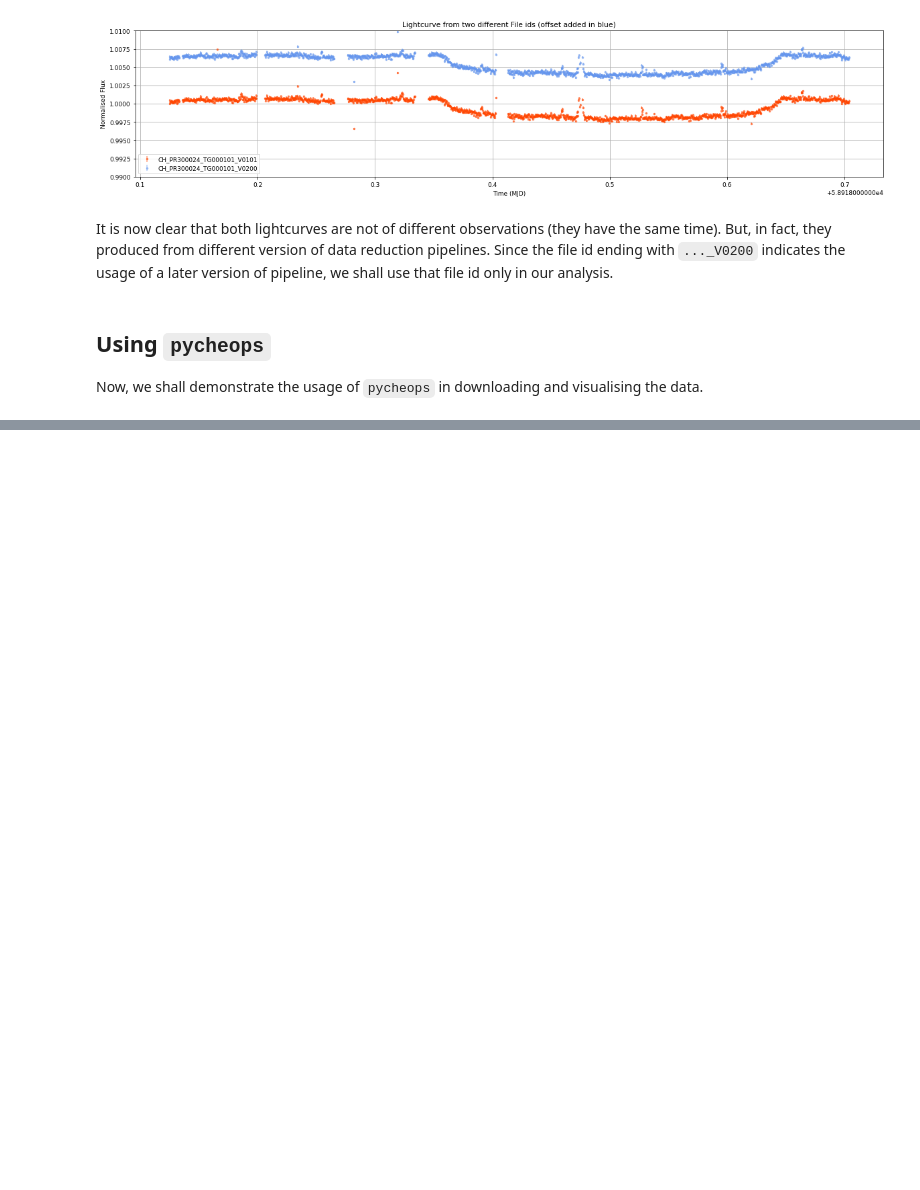
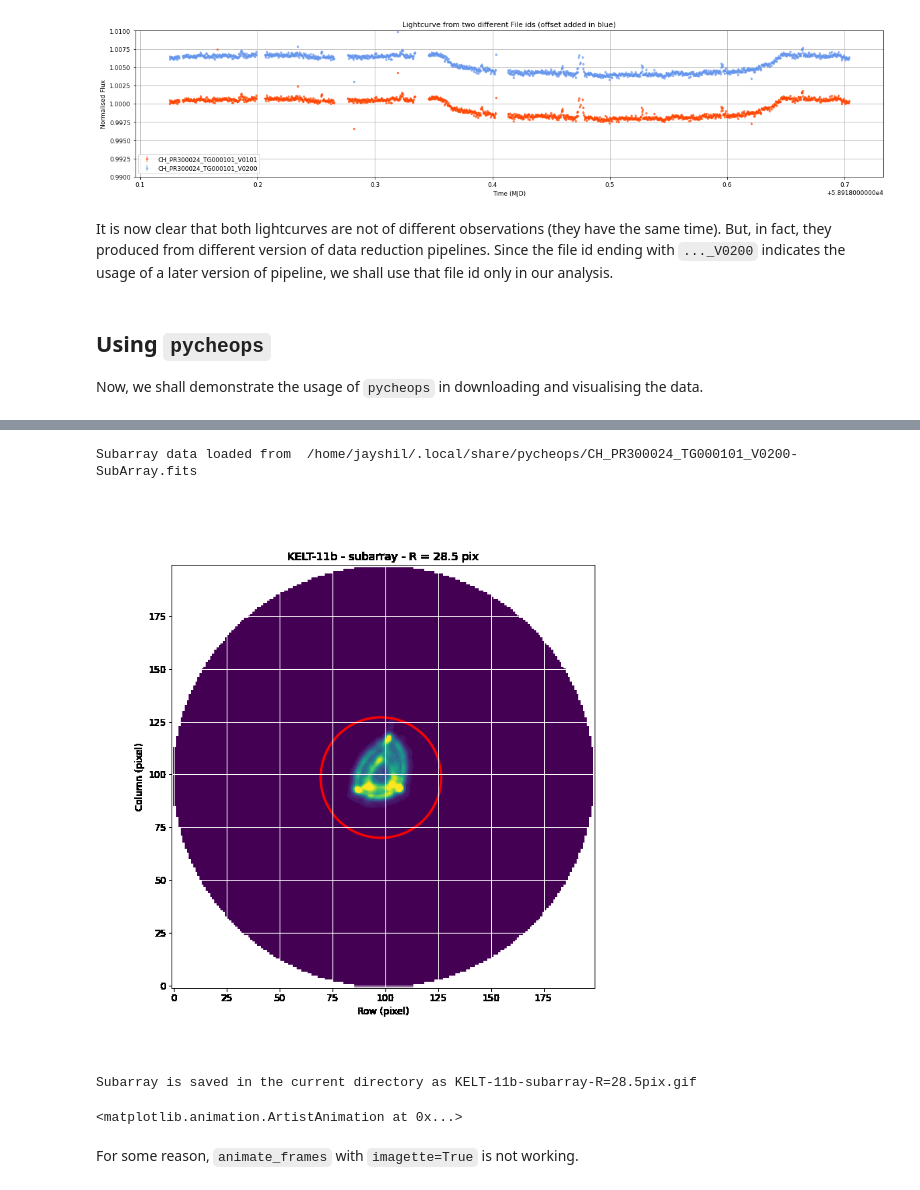
Before and after one commit to Jayshil/pycheops-tutorials, a Jupyter notebook: p1_kelt11.ipynb, the cells around one changed output, grey strips where cells are left out. Drawn from its saved outputs; the diff is of its cells as text; code cells hidden in the pictures; blank space fills up the shorter version.

```diff
--- a/p1_kelt11.ipynb
+++ b/p1_kelt11.ipynb
@@ -125,0 +186,9 @@ Extracting report from .tgz file ...
+# %%
+dd.animate_frames(vmax=0.5, subarray = True, grid = True)
+# %% [output]
+Subarray data loaded from  /home/jayshil/.local/share/pycheops/CH_PR300024_TG000101_V0200-SubArray.fits
+[figure, added]
+Subarray is saved in the current directory as KELT-11b-subarray-R=28.5pix.gif
+<matplotlib.animation.ArtistAnimation at 0x...>
+# %% [markdown]
+For some reason, `animate_frames` with `imagette=True` is not working.
```
Also changed, not shown: parts of 7 cells of this notebook, 1 other file.
